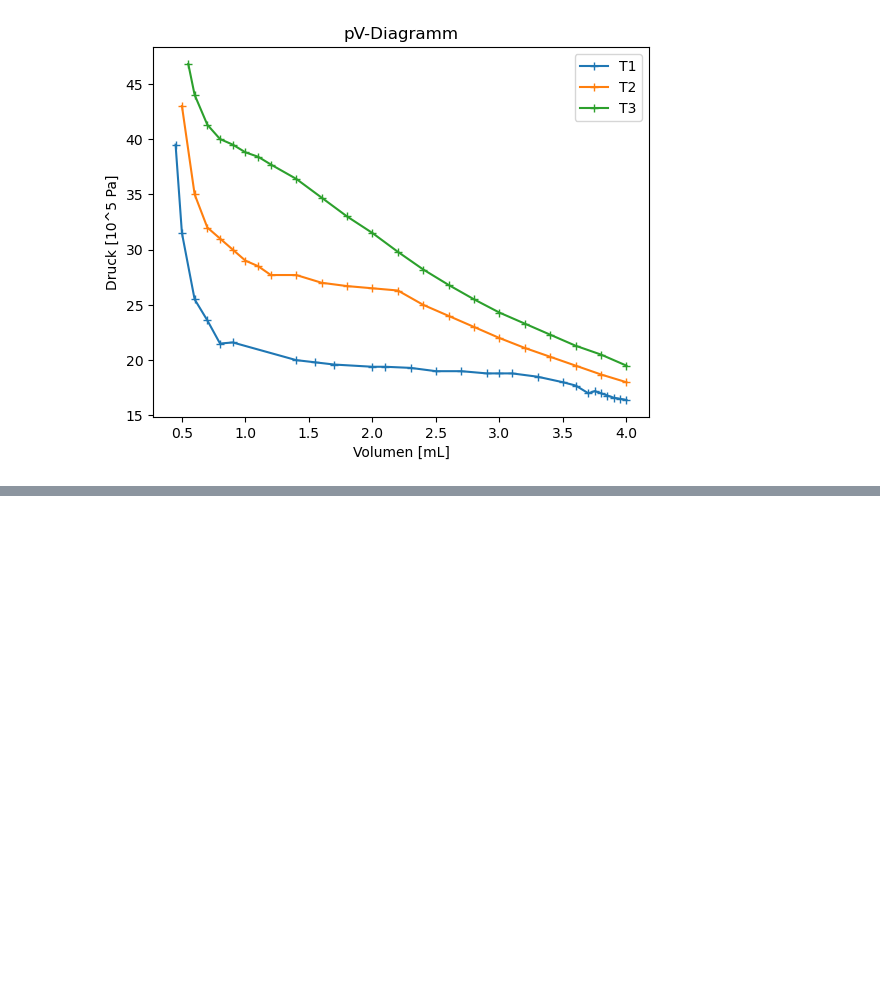
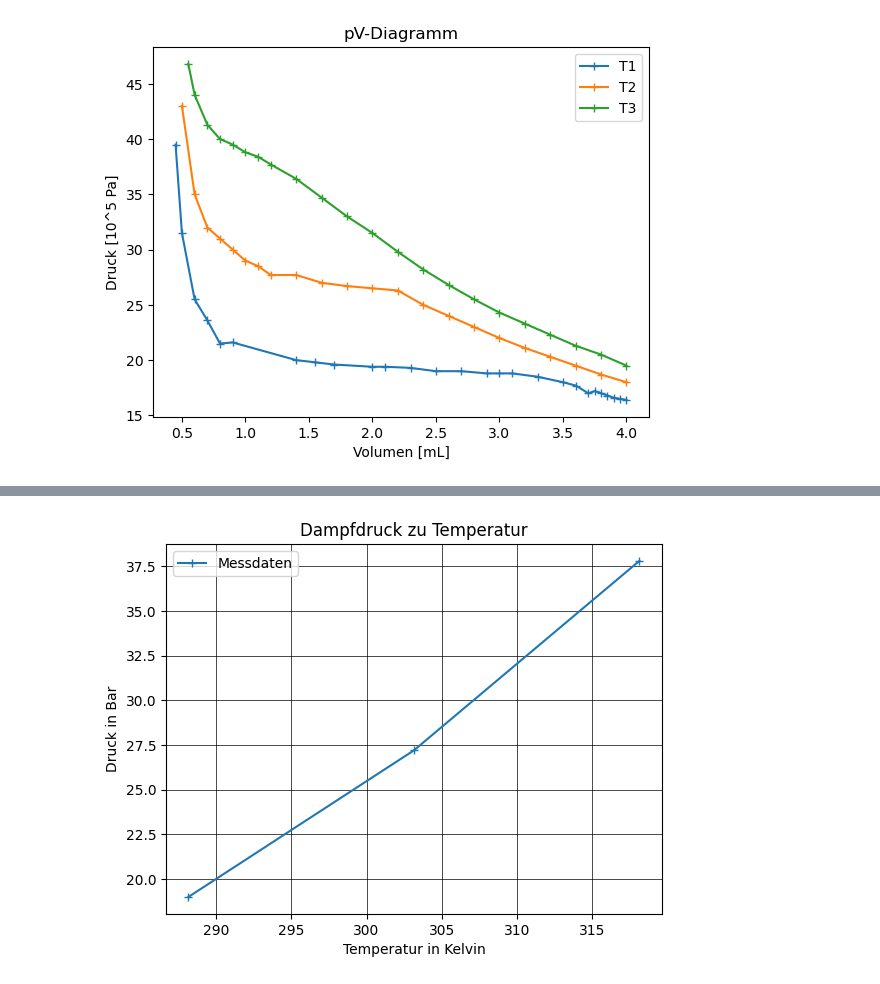
Before and after one commit to OhNoNotAnotherNerd/Ausarbeitung-Physik, a Jupyter notebook: REG/Reale Gase.ipynb, the cells around one changed output, grey strips where cells are left out. Drawn from its saved outputs; the diff is of its cells as text; code cells hidden in the pictures; blank space fills up the shorter version.

Commit message:
Aufgabe 2 durchgeführt

```diff
--- a/REG/Reale Gase.ipynb
+++ b/REG/Reale Gase.ipynb
@@ -82,0 +91,94 @@ p für t3: [46.8, 44.0, 41.3, 40.0, 39.5, 38.8, 38.4, 37.7, 36.4, 34.7, 33.0, 31
+# %%
+import numpy as np
+import matplotlib.pyplot as plt
+import scipy as sp
+import sympy as sy
+from scipy.optimize import curve_fit
+
+# Erste Kurve
+
+V =  [4.00, 3.95, 3.90, 3.85, 3.80, 3.75, 3.70, 3.60, 3.50, 3.40, 3.30, 3.20, 3.10, 3.00, 2.90, 2.80, 2.70, 2.60, 2.50, 2.40, 2.30, 2.20, 2.10, 2.00, 1.80, 1.70, 1.60, 1.55, 1.40, 1.20, 1.10,    1,  0.9,  0.8,  0.7,  0.6, 0.55,  0.5, 0.45]
+p1 = [16.4, 16.5, 16.6, 16.8, 17.0, 17.2,   17, 17.7, 18.0, None, 18.5, None, 18.8, 18.8, 18.8, None,   19, None,   19, None, 19.3, None, 19.4, 19.4, None, 19.6, None, 19.8, 20.0, None, None, None, 21.6, 21.5, 23.6, 25.5, None, 31.5, 39.5]
+p2 = [18.0, None, None, None, 18.7, None, None, 19.5, None, 20.3, None, 21.1, None, 22.0, None, 23.0, None, 24.0, None, 25.0, None, 26.3, None, 26.5, 26.7, None, 27.0, None, 27.7, 27.7, 28.5, 29.0, 30.0, 31.0, 32.0, 35.0, None, 43.0, None]
+p3 = [19.5, None, None, None, 20.5, None, None, 21.3, None, 22.3, None, 23.3, None, 24.3, None, 25.5, None, 26.8, None, 28.2, None, 29.8, None, 31.5, 33.0, None, 34.7, None, 36.4, 37.7, 38.4, 38.8, 39.5, 40.0, 41.3, 44.0, 46.8, None, None]
+
+R = 8.314
+
+
+#mol_array = []
+
+
+#for i in range(len(V)):
+#    if p1[i] is not None:
+#        n = p1[i]* 101325 *V[i]/(R*T) # in Pascal umrechnen
+#        mol_array.append(n)
+#    else:
+#        mol_array.append(None)
+
+#print(mol_array)
+
+p_sat_t1 = [18.5, 18.8, 18.8, 18.8, 19, 19, 19.3, 19.4, 19.4] # Werte um den Dampfdruck wurden abgeschätzt und passen perfekt zum Datenblatt der Industrie
+
+mean_p_sat_t1 = np.mean(p_sat_t1)
+
+print(mean_p_sat_t1)
+
+p_sat_t2 =[26.3, 26.5, 26.7, 27.0, 27.7, 27.7, 28.5]
+
+mean_p_sat_t2 = np.mean(p_sat_t2)
+
+print(mean_p_sat_t2)
+
+mean_p_sat_t3 = 37.8
+
+T_1 = 273.15 + 15 # in Kelvin
+T_2 = 273.15 + 30 # in Kelvin
+T_3 = 273.15 + 45 # in Kelvin
+
+T_ges = [T_1, T_2, T_3]
+
+p_sat_array = [mean_p_sat_t1, mean_p_sat_t2, mean_p_sat_t3] # zum plotten
+
+plt.plot(T_ges, p_sat_array, linestyle='-', marker='+', label='Messdaten')
+#plt.plot(x, y, label=reglabel)
+plt.title('Dampfdruck zu Temperatur')
+plt.legend()
+plt.xlabel('Temperatur in Kelvin')
+plt.ylabel('Druck in Bar')
+plt.grid(visible=True, color='black', linewidth=0.5)
+
+
+plt.show()
+
+
+# Exponenzielle Regression
+
+#linreg=sp.stats.linregress(meanarray,turns)
+#print(linreg)
+#m=linreg.slope
+#t=linreg.intercept
+#x=np.linspace(min(meanarray), max(meanarray), 501)
+#y=m*x+t
+
+
+# Ihre tatsächlichen Datenwerte
+x_data = p_sat_array  # Ersetzen Sie diese Werte durch Ihre Daten
+y_data = T_ges  # Ersetzen diese Werte durch Ihre Daten
+
+# Modellfunktionen definieren
+def log_model(x, A, B):
+    return A + B * np.log(x)
+
+def exp_model(x, A, B):
+    return A * np.exp(B * x)
+
+# Logarithmisches Modell an Daten anpassen
+log_params, log_cov = curve_fit(log_model, x_data, y_data)
+print(f"Log-Modell: y = {log_params[0]:.2f} + {log_params[1]:.2f} * log(x)")
+
+# Exponentielles Modell an Daten anpassen, Startwerte erforderlich
+exp_params, exp_cov = curve_fit(exp_model, x_data, y_data, p0=(1, 0.1))
+print(f"Exp-Modell: y = {exp_params[0]:.2f} * e^({exp_params[1]:.2f} * x)")
+
+plt.plot(x_data, y_data, label='Exp-Modell: y = 261.80 * e^(0.01 * x)', color='blue')
+# %% [output]
@@ -82,0 +187 @@ p für t3: [46.8, 44.0, 41.3, 40.0, 39.5, 38.8, 38.4, 37.7, 36.4, 34.7, 33.0, 31
+[figure, added]
```
Also changed, not shown: parts of 3 cells of this notebook.
